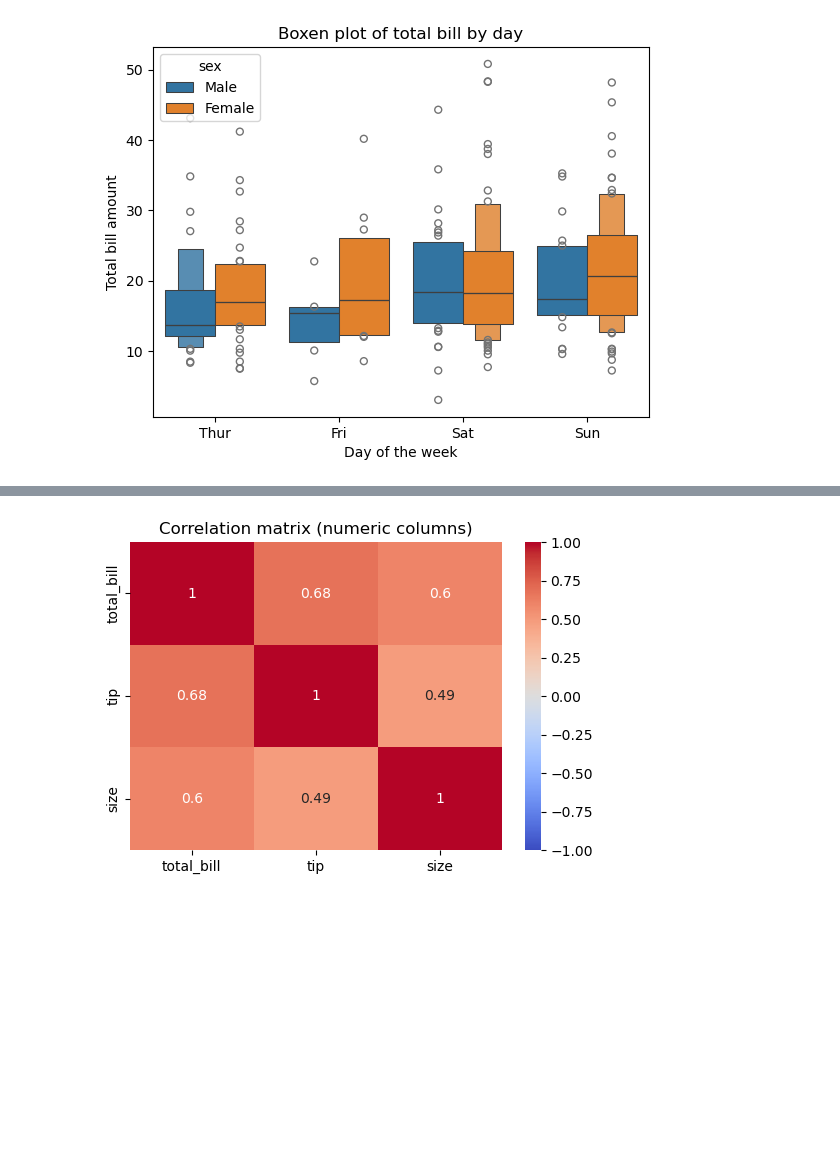
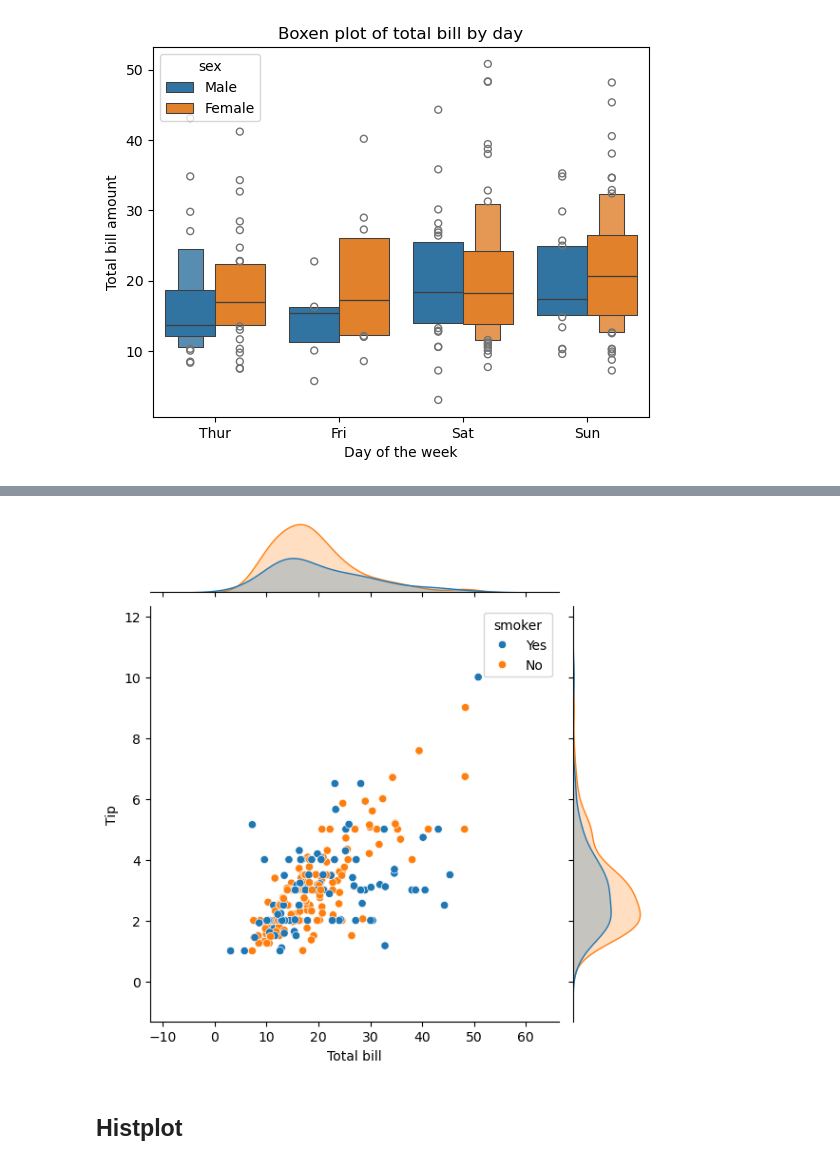
Before and after one commit to Jawad-Muzafar/Data-Visualization-, a Jupyter notebook: seaborn.ipynb, the cells around one changed output, grey strips where cells are left out. Cells and saved outputs as stored; diff of their text form; code cells hidden in the pictures; blank space fills up the shorter version.

```diff
--- a/seaborn.ipynb
+++ b/seaborn.ipynb
@@ -6,6 +6,8 @@ import numpy as np
 import matplotlib.pyplot as plt
 import seaborn as sns
 import plotly.express as px
+sns.set_theme(style="whitegrid")
+plt.style.use("default")
 # %% [markdown]
 ## Loading dataset
 # %%
@@ -123,9 +136,9 @@ sns.displot(data=df,x='total_bill',hue='sex',kde=True)
 # %%
-num = df.select_dtypes(include=[np.number])
-corr = num.corr()
-plt.figure(figsize=(6,4))
-sns.heatmap(corr, annot=True, cmap='coolwarm', vmin=-1, vmax=1)
-plt.title('Correlation matrix (numeric columns)')
+sns.jointplot(data=df,x='total_bill',y='tip',hue='smoker')
+plt.xlabel('Total bill')
+plt.ylabel('Tip')
 plt.show()
 # %% [output]
-[figure, old version]
+[figure, new version]
+# %% [markdown]
+## **Histplot**
```
Also changed, not shown: parts of 21 cells of this notebook.
